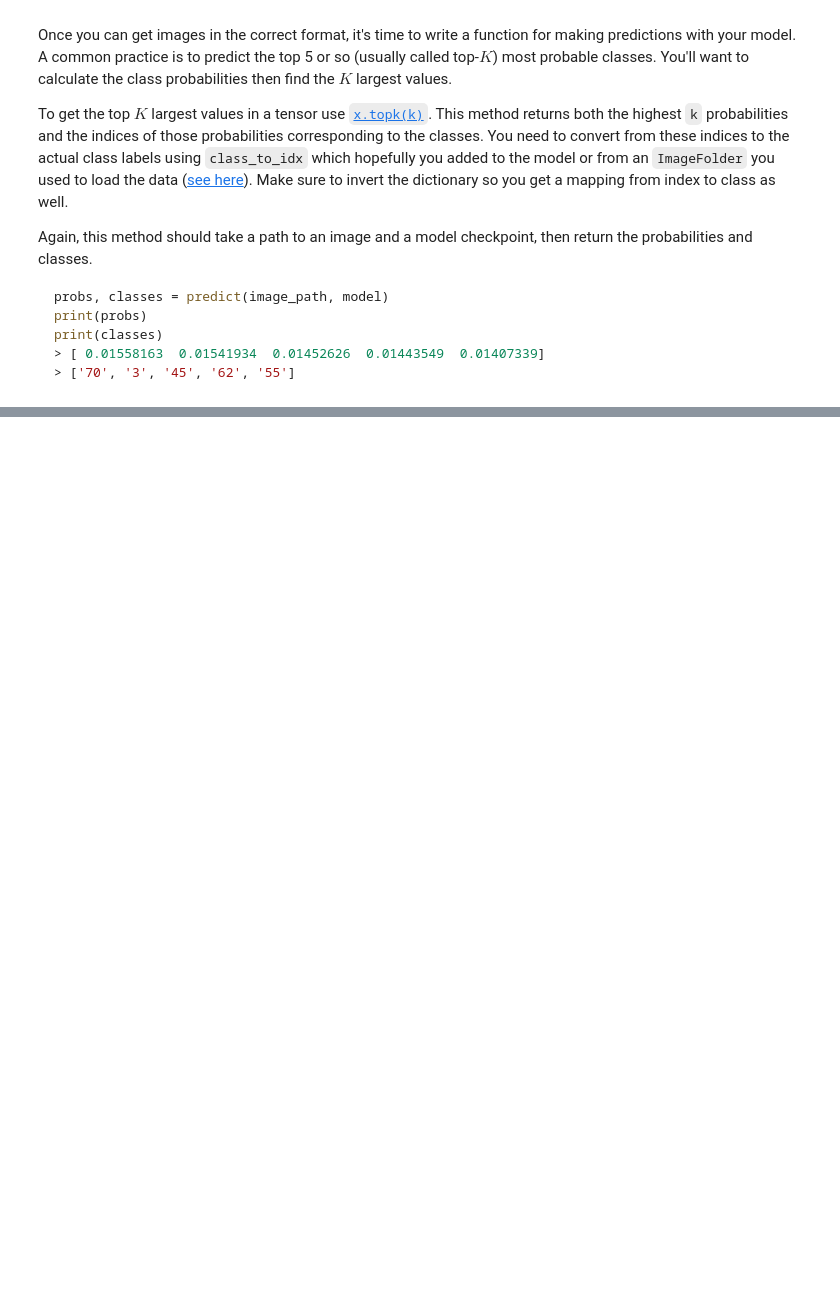
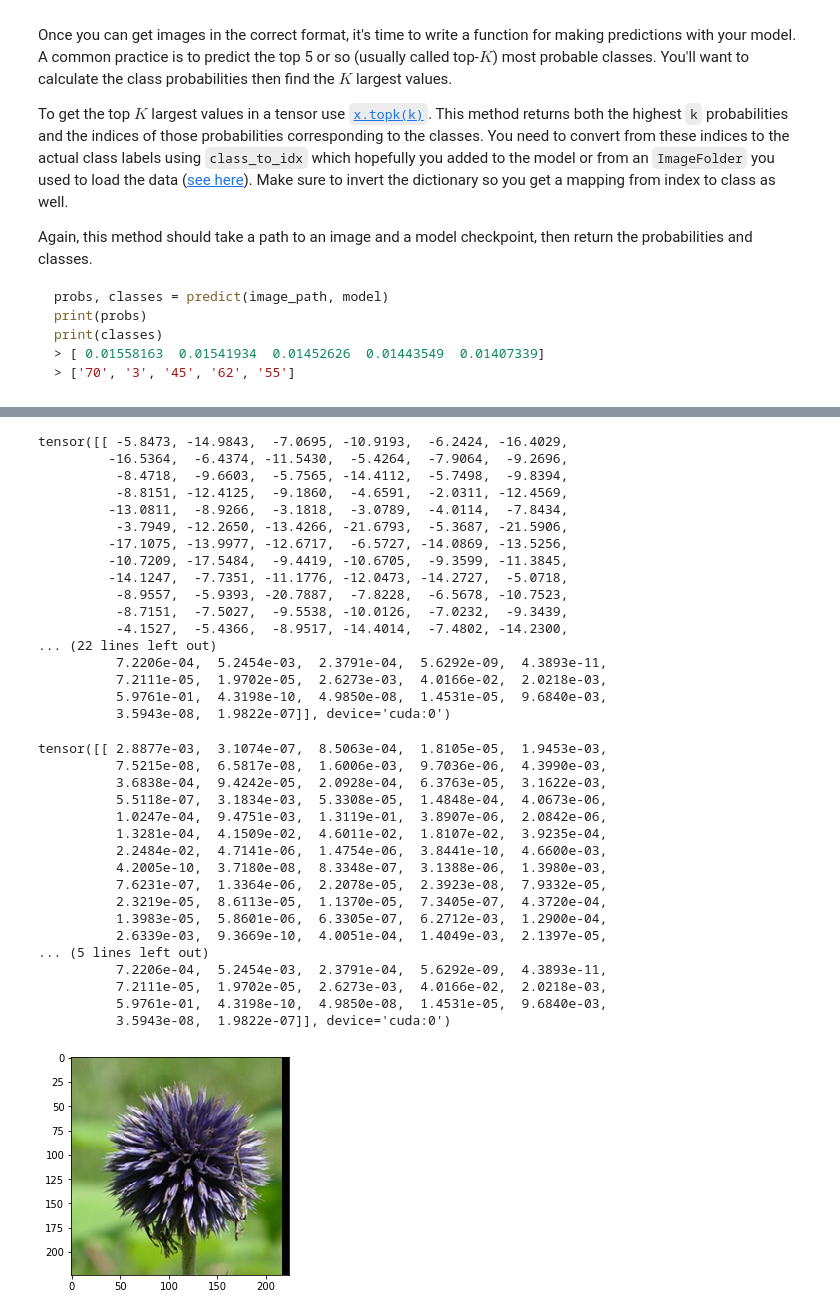
Before and after one commit to V-sunc17/image-classifier, a Jupyter notebook: Image Classifier Project.ipynb, the cells around one changed output, grey strips where cells are left out. Cells and saved outputs as stored; diff of their text form; code cells hidden in the pictures; blank space fills up the shorter version.

```diff
--- a/Image Classifier Project.ipynb
+++ b/Image Classifier Project.ipynb
@@ -248,4 +252,12 @@ Remember that you'll want to completely rebuild the model later so you can use i
 
 At this point it's good to write a function that can load a checkpoint and rebuild the model. That way you can come back to this project and keep working on it without having to retrain the network.
 # %%
-# TODO: Write a function that loads a checkpoint and rebuilds the model
+# Write a function that loads a checkpoint and rebuilds the model
+def load_fufu(filepath):
+
+    checkpoint = torch.load(filepath)
+#    model = fc_model.Network(checkpoint['input_size'],
+#                             checkpoint['output_size'])
+    model.load_state_dict(checkpoint['state_dict'])
+
+    return model
@@ -292,8 +350,8 @@ def imshow(image, ax=None, title=None):
 
     # PyTorch tensors assume the color channel is the first dimension
     # but matplotlib assumes is the third dimension
-    image = image.numpy().transpose((1, 2, 0))
-
+#    image = image.numpy().transpose((1, 2, 0))
+    image = image.transpose((1, 2, 0))
     # Undo preprocessing
     mean = np.array([0.485, 0.456, 0.406])
     std = np.array([0.229, 0.224, 0.225])
@@ -325,8 +385,30 @@ print(classes)
 def predict(image_path, model, topk=5):
     ''' Predict the class (or classes) of an image using a trained deep learning model.
     '''
+    images = process_image(image_path)
 
-    # TODO: Implement the code to predict the class from an image file
+    imshow(images)
+
+    #  Implement the code to predict the class from an image file
+    test_loss = 0
+    accuracy = 0
+
+    device = 'cuda'
+    model.to(device)
+
+
+# convert array to tensor
+    images_tensor=torch.from_numpy(images).type(torch.FloatTensor)
+    images_tensor=images_tensor.to(device)
+    images_tensor = images_tensor.unsqueeze(0)
+    images_tensor.size()
+    output = model.forward(images_tensor)
+    print(output)
+    ps = F.softmax(output, dim=1)
+    ps.max(dim=1)
+    print(ps)
+#print(ps.max(dim=1))
+    return ps
 # %% [markdown]
 ## Sanity Checking
 
@@ -336,4 +418,43 @@ Now that you can use a trained model for predictions, check to make sure it make
 
 You can convert from the class integer encoding to actual flower names with the `cat_to_name.json` file (should have been loaded earlier in the notebook). To show a PyTorch tensor as an image, use the `imshow` function defined above.
 # %%
-# TODO: Display an image along with the top 5 classes
+#  Display an image along with the top 5 classes
+
+predict("image_07104.jpg", model, topk=5)
+#imshow(image, ax=None, title=None)
+# %% [output]
+tensor([[ -5.8473, -14.9843,  -7.0695, -10.9193,  -6.2424, -16.4029,
+         -16.5364,  -6.4374, -11.5430,  -5.4264,  -7.9064,  -9.2696,
+          -8.4718,  -9.6603,  -5.7565, -14.4112,  -5.7498,  -9.8394,
+          -8.8151, -12.4125,  -9.1860,  -4.6591,  -2.0311, -12.4569,
+         -13.0811,  -8.9266,  -3.1818,  -3.0789,  -4.0114,  -7.8434,
+          -3.7949, -12.2650, -13.4266, -21.6793,  -5.3687, -21.5906,
+         -17.1075, -13.9977, -12.6717,  -6.5727, -14.0869, -13.5256,
+         -10.7209, -17.5484,  -9.4419, -10.6705,  -9.3599, -11.3845,
+         -14.1247,  -7.7351, -11.1776, -12.0473, -14.2727,  -5.0718,
+          -8.9557,  -5.9393, -20.7887,  -7.8228,  -6.5678, -10.7523,
+          -8.7151,  -7.5027,  -9.5538, -10.0126,  -7.0232,  -9.3439,
+          -4.1527,  -5.4366,  -8.9517, -14.4014,  -7.4802, -14.2300,
+... (22 lines left out)
+          7.2206e-04,  5.2454e-03,  2.3791e-04,  5.6292e-09,  4.3893e-11,
+          7.2111e-05,  1.9702e-05,  2.6273e-03,  4.0166e-02,  2.0218e-03,
+          5.9761e-01,  4.3198e-10,  4.9850e-08,  1.4531e-05,  9.6840e-03,
+          3.5943e-08,  1.9822e-07]], device='cuda:0')
+tensor([[ 2.8877e-03,  3.1074e-07,  8.5063e-04,  1.8105e-05,  1.9453e-03,
+          7.5215e-08,  6.5817e-08,  1.6006e-03,  9.7036e-06,  4.3990e-03,
+          3.6838e-04,  9.4242e-05,  2.0928e-04,  6.3763e-05,  3.1622e-03,
+          5.5118e-07,  3.1834e-03,  5.3308e-05,  1.4848e-04,  4.0673e-06,
+          1.0247e-04,  9.4751e-03,  1.3119e-01,  3.8907e-06,  2.0842e-06,
+          1.3281e-04,  4.1509e-02,  4.6011e-02,  1.8107e-02,  3.9235e-04,
+          2.2484e-02,  4.7141e-06,  1.4754e-06,  3.8441e-10,  4.6600e-03,
+          4.2005e-10,  3.7180e-08,  8.3348e-07,  3.1388e-06,  1.3980e-03,
+          7.6231e-07,  1.3364e-06,  2.2078e-05,  2.3923e-08,  7.9332e-05,
+          2.3219e-05,  8.6113e-05,  1.1370e-05,  7.3405e-07,  4.3720e-04,
+          1.3983e-05,  5.8601e-06,  6.3305e-07,  6.2712e-03,  1.2900e-04,
+          2.6339e-03,  9.3669e-10,  4.0051e-04,  1.4049e-03,  2.1397e-05,
+... (5 lines left out)
+          7.2206e-04,  5.2454e-03,  2.3791e-04,  5.6292e-09,  4.3893e-11,
+          7.2111e-05,  1.9702e-05,  2.6273e-03,  4.0166e-02,  2.0218e-03,
+          5.9761e-01,  4.3198e-10,  4.9850e-08,  1.4531e-05,  9.6840e-03,
+          3.5943e-08,  1.9822e-07]], device='cuda:0')
+[figure, added]
```
Also changed, not shown: parts of 16 cells of this notebook.
